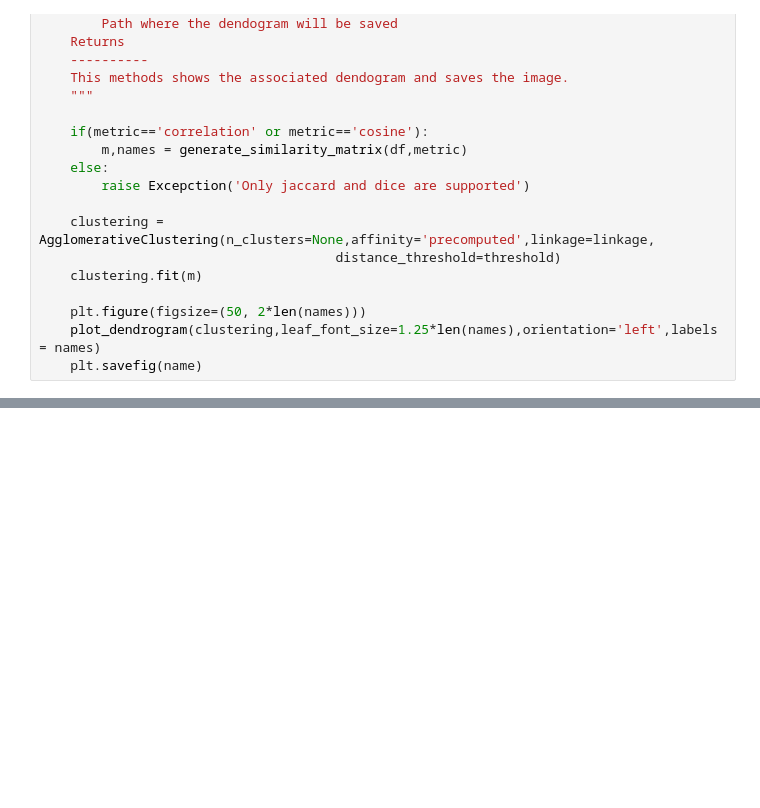
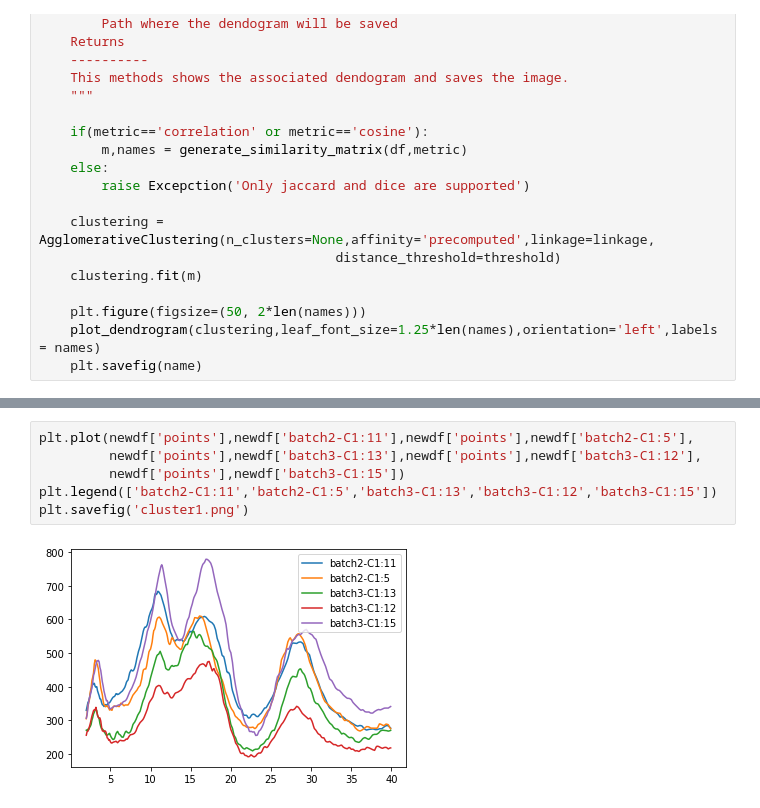
Before and after one commit to joheras/Chromatograms, a Jupyter notebook: SueAnnSpectraMulti.ipynb, the cells around one changed output, grey strips where cells are left out. Cells and saved outputs as stored; diff of their text form; blank space fills up the shorter version.

```diff
--- a/SueAnnSpectraMulti.ipynb
+++ b/SueAnnSpectraMulti.ipynb
@@ -193,0 +148,8 @@ generate_dendogram(df2)
+# %%
+plt.plot(newdf['points'],newdf['batch2-C1:11'],newdf['points'],newdf['batch2-C1:5'],
+         newdf['points'],newdf['batch3-C1:13'],newdf['points'],newdf['batch3-C1:12'],
+         newdf['points'],newdf['batch3-C1:15'])
+plt.legend(['batch2-C1:11','batch2-C1:5','batch3-C1:13','batch3-C1:12','batch3-C1:15'])
+plt.savefig('cluster1.png')
+# %% [output]
+[figure, added]
```
Also changed, not shown: parts of 20 cells of this notebook.
